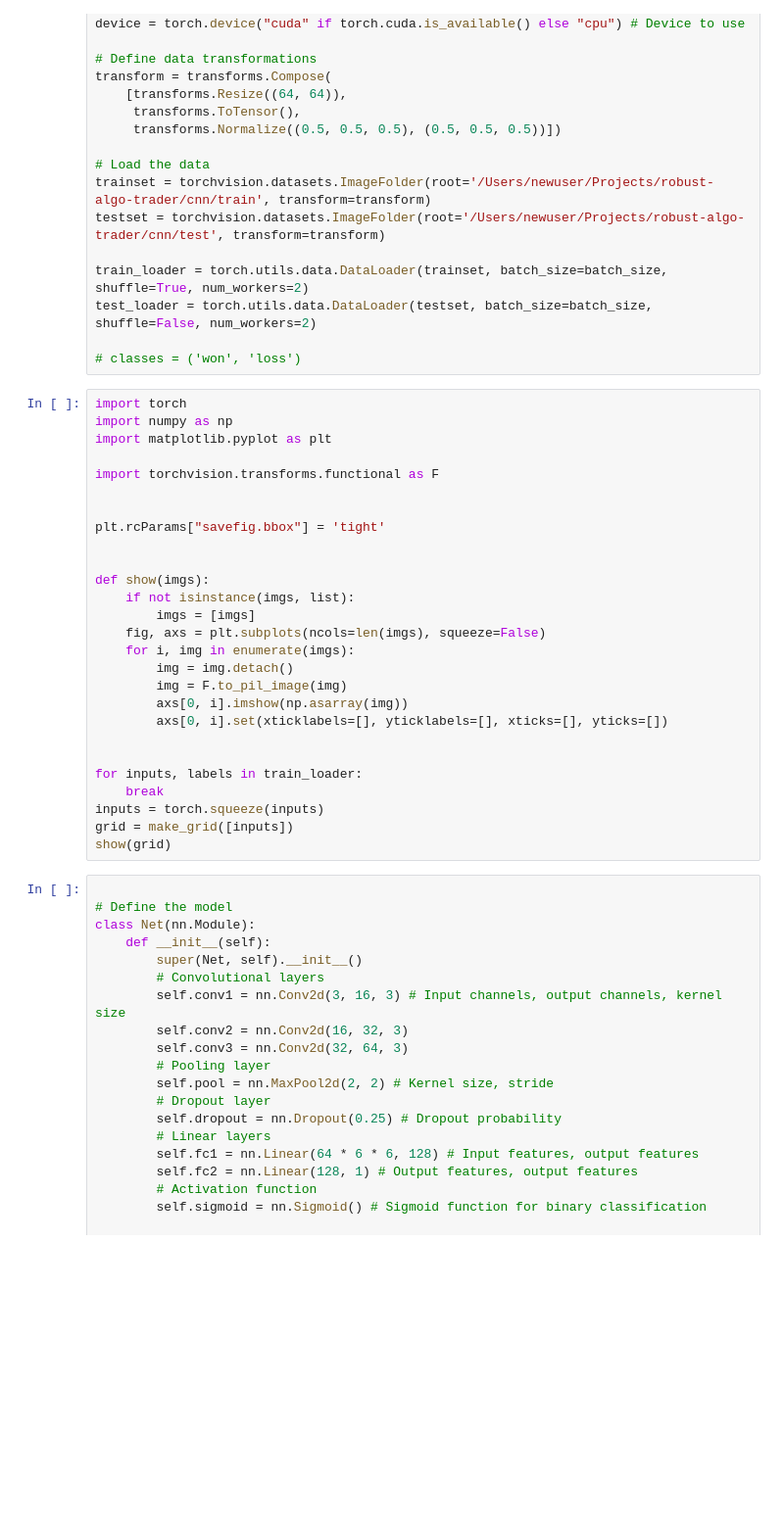
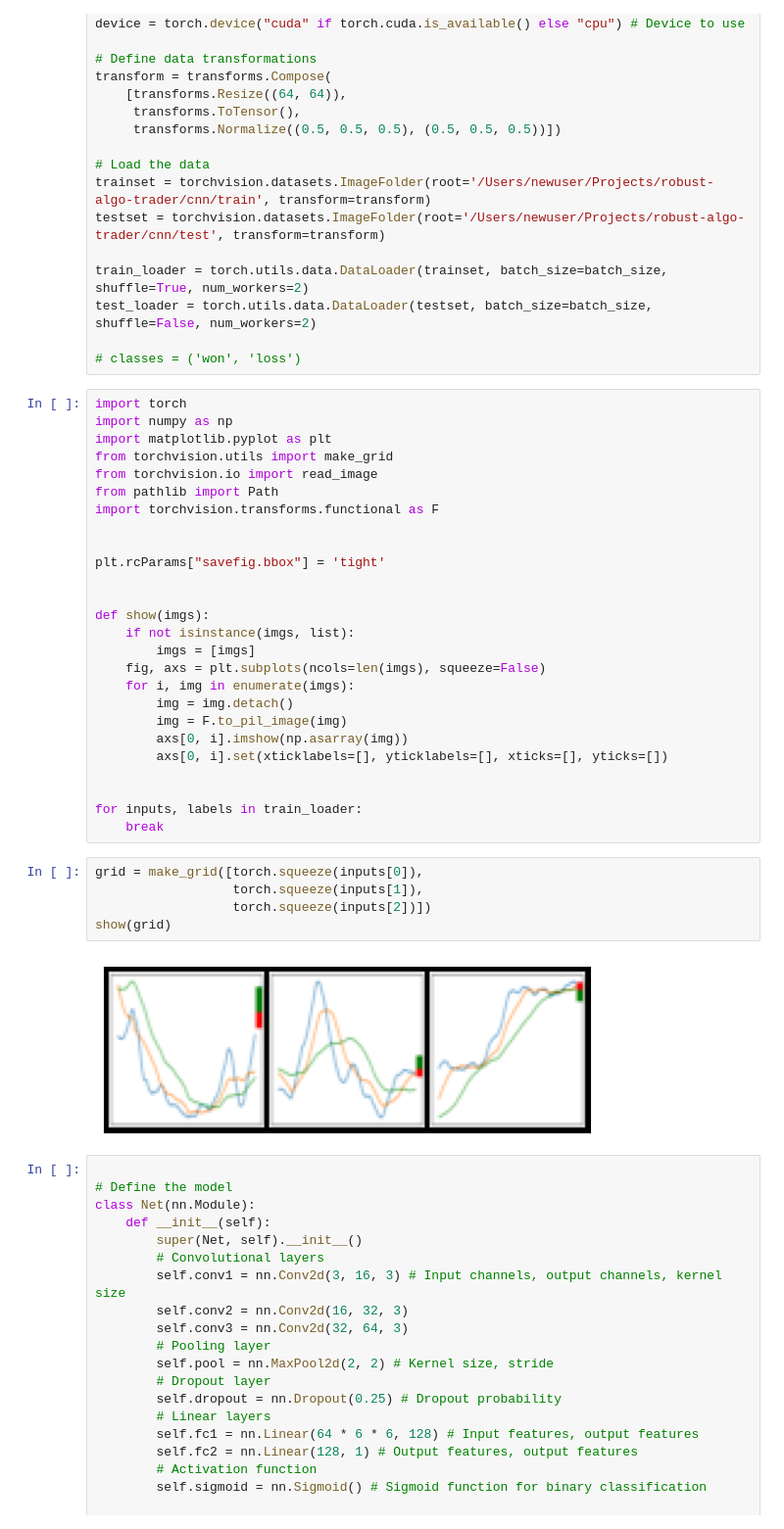
Before and after one commit to EngineerDanny/robust_algo_trader, a Jupyter notebook: cnn/bing.ipynb, the cells around one changed output. Shown: that part at 98% size. Drawn from its saved outputs; the diff is of its cells as text; blank space fills up the shorter version.

```diff
--- a/cnn/bing.ipynb
+++ b/cnn/bing.ipynb
@@ -33,7 +33,9 @@ test_loader = torch.utils.data.DataLoader(testset, batch_size=batch_size, shuffl
 import torch
 import numpy as np
 import matplotlib.pyplot as plt
-
+from torchvision.utils import make_grid
+from torchvision.io import read_image
+from pathlib import Path
 import torchvision.transforms.functional as F
 
 
@@ -53,9 +55,13 @@ def show(imgs):
 
 for inputs, labels in train_loader:
     break
-inputs = torch.squeeze(inputs)
-grid = make_grid([inputs])
-show(grid)
+# %%
+grid = make_grid([torch.squeeze(inputs[0]),
+                  torch.squeeze(inputs[1]),
+                  torch.squeeze(inputs[2])])
+show(grid)
+# %% [output]
+[figure, added]
 # %%
 
 # Define the model
```
Also changed, not shown: parts of 1 cell of this notebook.
